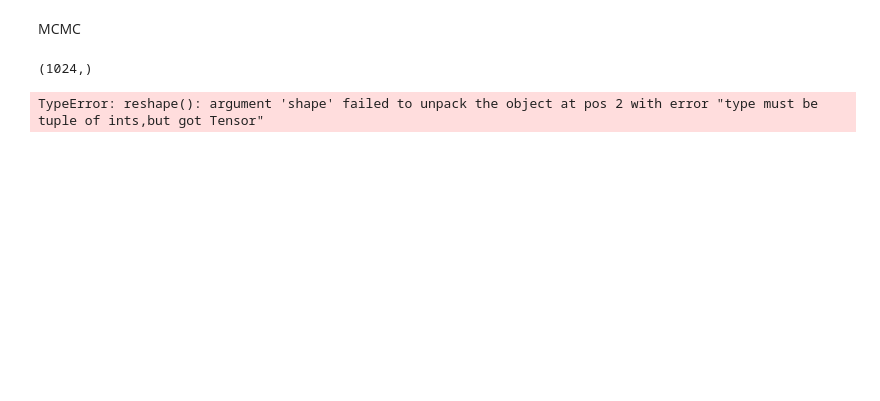
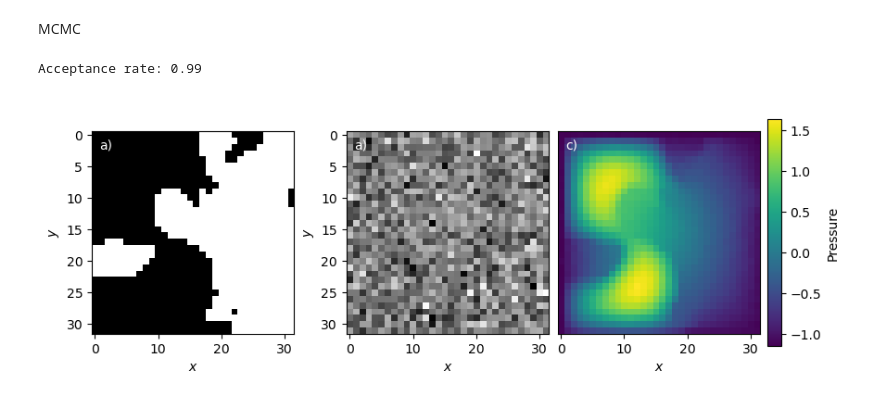
Before and after one commit to Julians42/ACM270, a Jupyter notebook: darcy/darcy.ipynb, the cells around one changed output. Cells and saved outputs as stored; diff of their text form; code cells hidden in the pictures; blank space fills up the shorter version.

Commit message:
adding mcmc

```diff
--- a/darcy/darcy.ipynb
+++ b/darcy/darcy.ipynb
@@ -182,8 +182,9 @@ plt.savefig('permeability_pressure.png', dpi=300, bbox_inches='tight')
 MCMC
 # %%
 def propnu(u, y=y, noise=0.1):
-    print(u.shape)
-    return np.exp(-0.5 * np.transpose(y - G_operator(torch.tensor(u).reshape(1,ref_permeability[-2],ref_permeability[-1])).numpy()) @ (np.eye(y.shape[0]) * noise) @ np.linalg.inv(np.eye(y.shape[0]) * noise) @ (y - G_operator(torch.tensor(u).reshape(1,ref_permeability[-2],ref_permeability[-1])).numpy()))
+    u = torch.tensor(u).reshape(1,ref_permeability.shape[-2],ref_permeability.shape[-1])
+    u = torch.cat([u, ref_permeability[1:2,...],ref_permeability[2:,...]], dim=0).float()
+    return np.exp(-0.5 * np.transpose(y - G_operator(u).reshape(-1).detach().numpy()) @ (np.eye(y.shape[0]) * noise) @ np.linalg.inv(np.eye(y.shape[0]) * noise) @ (y - G_operator(u).reshape(-1).detach().numpy()))
 
 def q(u):
     return np.random.multivariate_normal(u, np.eye(y.shape[0]))
@@ -199,13 +200,13 @@ def a(u, v):
                (propnu(u, y) * propq(u,v) * proprho(u)))
 # %%
 # update q(u) to use the covariance matrix of the EKI result
-scale = 500
+scale = 0.01
 def q(u):
     return np.random.multivariate_normal(u, np.eye(y.shape[0]) * scale)
 
 
 # with our functions defined we can now run the MCMC algorithm
-n_samples = 1000
+n_samples = 100
 samples = np.zeros((n_samples, y.shape[0]))
 
 # update initial guess to use the mean of the eki result
@@ -224,6 +225,46 @@ for i in range(1, n_samples):
     else:
         samples[i] = u
 print(f"Acceptance rate: {accepted.mean()}")
+
+MCMC_pred0 = samples.mean(axis=0).reshape(ref_permeability.shape[-2],ref_permeability.shape[-1])
 # %% [output]
-(1024,)
+Acceptance rate: 0.99
-TypeError: reshape(): argument 'shape' failed to unpack the object at pos 2 with error "type must be tuple of ints,but got Tensor"
+# %%
+min_pressure = min(ref_pressure_true.min(), ref_pressure_true_noisy.min())
+max_pressure = max(ref_pressure_true.max(), ref_pressure_true_noisy.max())
+
+fig = plt.figure(layout="constrained", figsize=(8, 3))
+gs = GridSpec(1, 4, figure=fig, width_ratios=[1, 1, 1, .065], height_ratios=[1], wspace=0.00, hspace=0.00)
+
+# Plot reference permeability
+ax = fig.add_subplot(gs[0, 0])
+ax.imshow(ref_permeability[0], cmap='gray')
+plt.xlabel(r'$x$')
+plt.ylabel(r'$y$')
+plt.text(0.07, 0.93, 'a)', transform=ax.transAxes, ha='center', va='center', zorder=100, color='white')
+
+# Plot pred permeability
+ax = fig.add_subplot(gs[0, 1])
+ax.imshow(MCMC_pred0, cmap='gray')
+plt.xlabel(r'$x$')
+plt.ylabel(r'$y$')
+plt.text(0.07, 0.93, 'a)', transform=ax.transAxes, ha='center', va='center', zorder=100, color='white')
+
+# Plot reference noisy pressure
+ax = fig.add_subplot(gs[0, 2])
+ax.imshow(ref_pressure_true_noisy.squeeze().detach().numpy(), vmin=min_pressure, vmax=max_pressure)
+plt.xlabel(r'$x$')
+plt.yticks([], [])
+plt.text(0.07, 0.93, 'c)', transform=ax.transAxes, ha='center', va='center', zorder=100, color='white')
+
+# Colorbar in last column
+ax_big = fig.add_subplot(gs[0, 3])
+ax_big.axis('off')
+norm = mpl.colors.Normalize(vmin=min_pressure, vmax=max_pressure)
+ax = inset_axes(ax_big, width="100%", height="88%", loc=10)  # 10 = center
+cbar = mpl.colorbar.ColorbarBase(ax, cmap='viridis', orientation='vertical', norm=norm)
+cbar.set_label('Pressure')
+
+plt.savefig('permeability_pressure.png', dpi=300, bbox_inches='tight')
+# %% [output]
+[figure, added]
```
Also changed, not shown: parts of 2 cells of this notebook.
